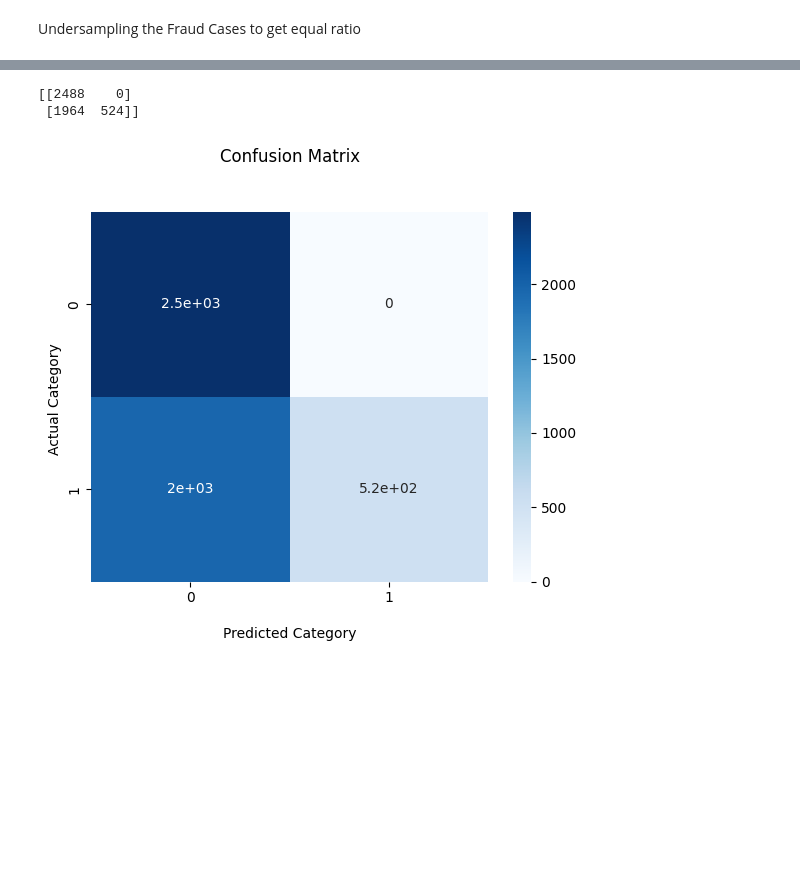
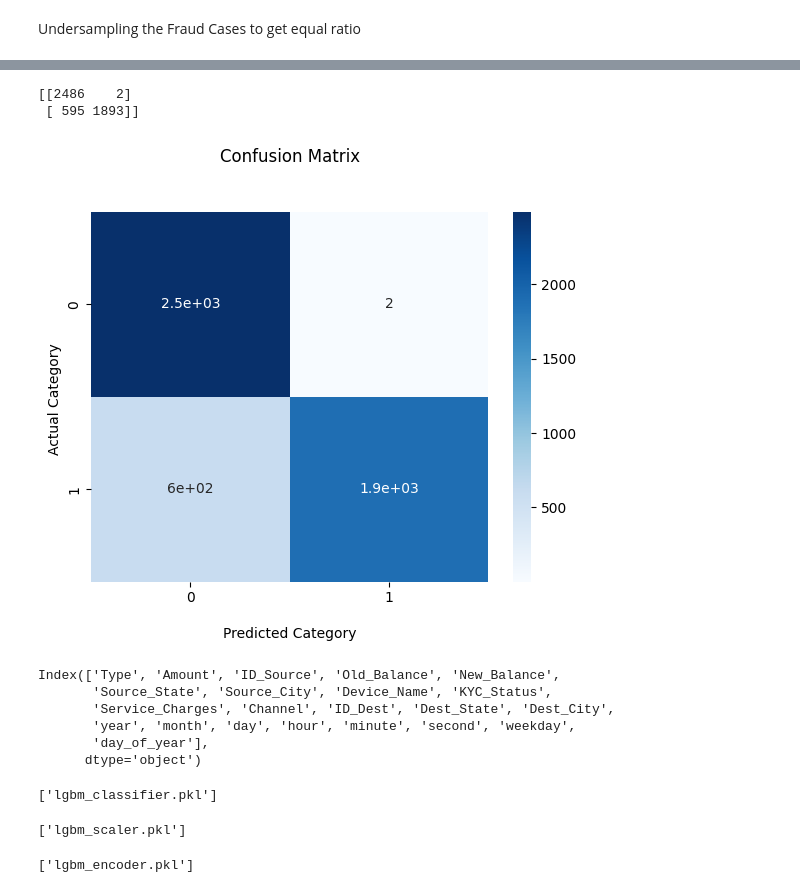
Before and after one commit to Stixor-Technologies/jazzcash, a Jupyter notebook: notebooks/Models Training.ipynb, the cells around one changed output, grey strips where cells are left out. Cells and saved outputs as stored; diff of their text form; code cells hidden in the pictures; blank space fills up the shorter version.

```diff
--- a/notebooks/Models Training.ipynb
+++ b/notebooks/Models Training.ipynb
@@ -129,8 +232,8 @@ Undersampling the Fraud Cases to get equal ratio
 from sklearn.utils import resample
 
 # Separate majority and minority classes
-df_majority = test[test['Is Fraud'] == 0]
-df_minority = test[test['Is Fraud'] == 1]
+df_majority = test[test['Is_Fraud'] == 0]
+df_minority = test[test['Is_Fraud'] == 1]
 
 # Downsample majority class
 df_majority_downsampled = resample(
@@ -153,5 +256,5 @@ Is Fraud
 0    2488
 Name: count, dtype: int64
 # %%
-x_test = df_test_balanced.drop(['Is Fraud'],axis = 1)
-y_test = df_test_balanced['Is Fraud']
+x_test_balanced = df_test_balanced.drop(['Is_Fraud'],axis = 1)
+y_test_balanced = df_test_balanced['Is_Fraud']
@@ -160,7 +261,7 @@ x_test = x_test.iloc[:, 1:]
 # %%
-x_test= preprocess_test(x_test,scaler, encoder)
+x_test_balanced = preprocess_test(x_test_balanced,scaler, encoder)
 # %%
-prediction_lgb = model.predict(x_test)
+prediction_lgb = model.predict(x_test_balanced)
 print('Predicted labels: ', np.round(prediction_lgb)[:10])
 print('Actual labels   : ' ,y_test[:10])
 # %% [output]
@@ -194,14 +288,37 @@ weighted avg       1.00      1.00      1.00   1908786
 # %%
-cm = confusion_matrix(y_test, prediction_lgb)
+cm = confusion_matrix(y_test_balanced, prediction_lgb)
 print (cm)
 ax = sns.heatmap(cm, annot=True, cmap='Blues')
 ax.set_title('Confusion Matrix\n\n')
 ax.set_xlabel('\nPredicted Category')
 ax.set_ylabel('Actual Category ')
 ax.xaxis.set_ticklabels(['0','1'])
 ax.yaxis.set_ticklabels(['0','1'])
 plt.show()
 # %% [output]
-[[2488    0]
- [1964  524]]
+[[2486    2]
+ [ 595 1893]]
-[figure, old version]
+[figure, new version]
+# %%
+x_test_balanced.columns
+# %% [output]
+Index(['Type', 'Amount', 'ID_Source', 'Old_Balance', 'New_Balance',
+       'Source_State', 'Source_City', 'Device_Name', 'KYC_Status',
+       'Service_Charges', 'Channel', 'ID_Dest', 'Dest_State', 'Dest_City',
+       'year', 'month', 'day', 'hour', 'minute', 'second', 'weekday',
+       'day_of_year'],
+      dtype='object')
+# %%
+import joblib
+
+joblib.dump(model, 'lgbm_classifier.pkl')
+# %% [output]
+['lgbm_classifier.pkl']
+# %%
+joblib.dump(scaler, 'lgbm_scaler.pkl')
+# %% [output]
+['lgbm_scaler.pkl']
+# %%
+joblib.dump(encoder, 'lgbm_encoder.pkl')
+# %% [output]
+['lgbm_encoder.pkl']
```
Also changed, not shown: parts of 21 cells of this notebook, 3 other files.
